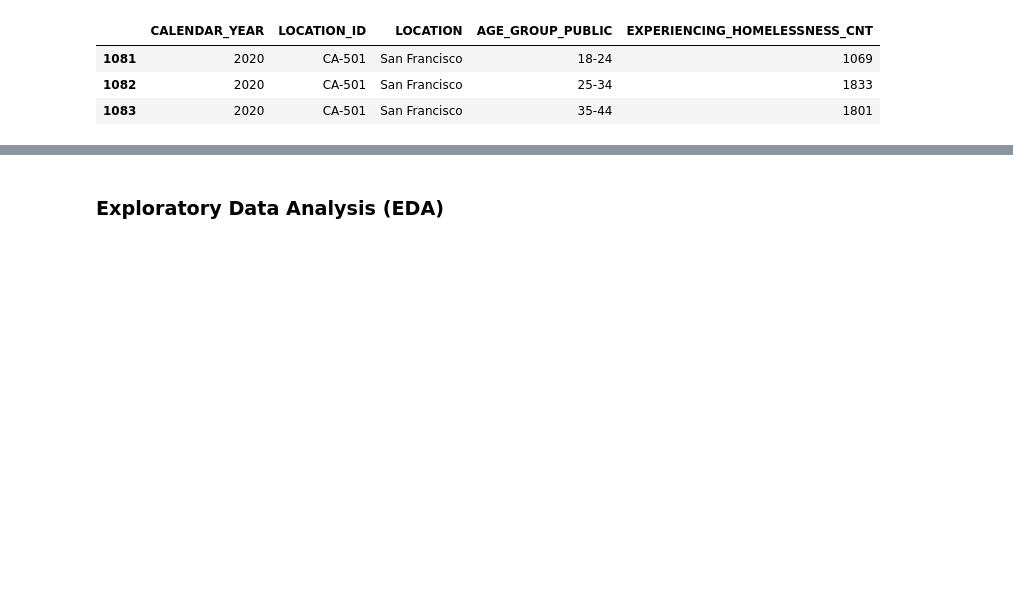
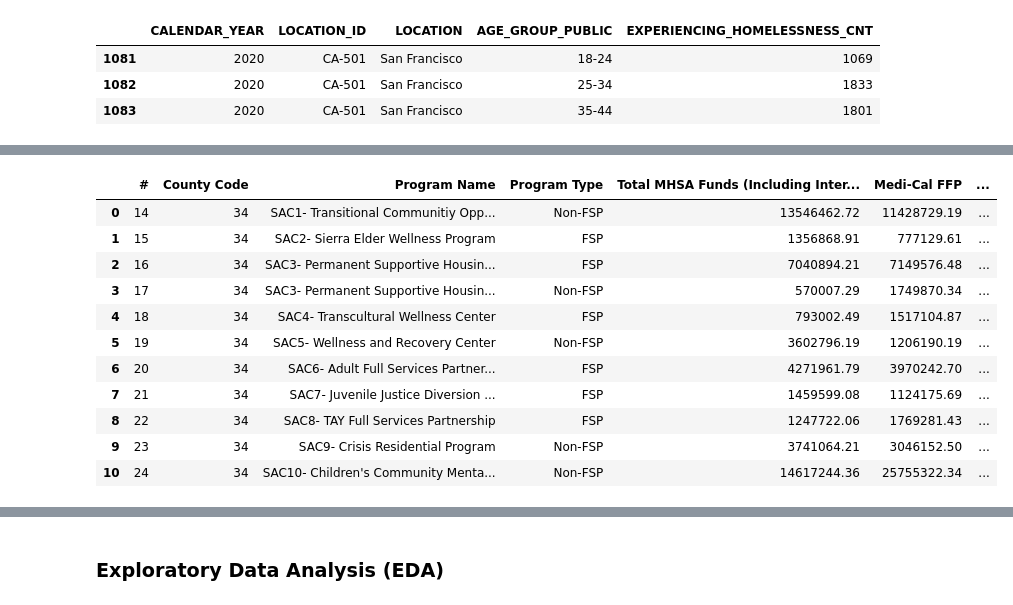
Before and after one commit to michellesuminpark/Data-Discovery, a Jupyter notebook: HBGI-UCB Research Workspace.ipynb, the cells around one changed output, grey strips where cells are left out. Saved outputs shown, nothing was run; the diff lists cells and outputs as text; code cells hidden in the pictures; blank space fills up the shorter version.

```diff
--- a/HBGI-UCB Research Workspace.ipynb
+++ b/HBGI-UCB Research Workspace.ipynb
@@ -218,0 +277,19 @@ sac_cost_budget
+# %%
+sac_cost_budget = sac_cost_budget.dropna(axis=1, how='all')
+budget_col = ["Total MHSA Funds (Including Interest)", "Medi-Cal FFP", "Behavioral Health Subaccount", "Other", "Grand Total"]
+for col in budget_col:
+    sac_cost_budget[col] = sac_cost_budget[col].str.replace('[\$,]', '', regex=True).astype(float)
+sac_cost_budget
+# %% [output]
+|  | # | County Code | Program Name | Program Type | Total MHSA Funds (Including Inter... | Medi-Cal FFP | ... |
+| 0 | 14 | 34 | SAC1- Transitional Communitiy Opp... | Non-FSP | 13546462.72 | 11428729.19 | ... |
+| 1 | 15 | 34 | SAC2- Sierra Elder Wellness Program | FSP | 1356868.91 | 777129.61 | ... |
+| 2 | 16 | 34 | SAC3- Permanent Supportive Housin... | FSP | 7040894.21 | 7149576.48 | ... |
+| 3 | 17 | 34 | SAC3- Permanent Supportive Housin... | Non-FSP | 570007.29 | 1749870.34 | ... |
+| 4 | 18 | 34 | SAC4- Transcultural Wellness Center | FSP | 793002.49 | 1517104.87 | ... |
+| 5 | 19 | 34 | SAC5- Wellness and Recovery Center | Non-FSP | 3602796.19 | 1206190.19 | ... |
+| 6 | 20 | 34 | SAC6- Adult Full Services Partner... | FSP | 4271961.79 | 3970242.70 | ... |
+| 7 | 21 | 34 | SAC7- Juvenile Justice Diversion ... | FSP | 1459599.08 | 1124175.69 | ... |
+| 8 | 22 | 34 | SAC8- TAY Full Services Partnership | FSP | 1247722.06 | 1769281.43 | ... |
+| 9 | 23 | 34 | SAC9- Crisis Residential Program | Non-FSP | 3741064.21 | 3046152.50 | ... |
+| 10 | 24 | 34 | SAC10- Children's Community Menta... | Non-FSP | 14617244.36 | 25755322.34 | ... |
```
Also changed, not shown: parts of 16 cells of this notebook, 1 other file.
